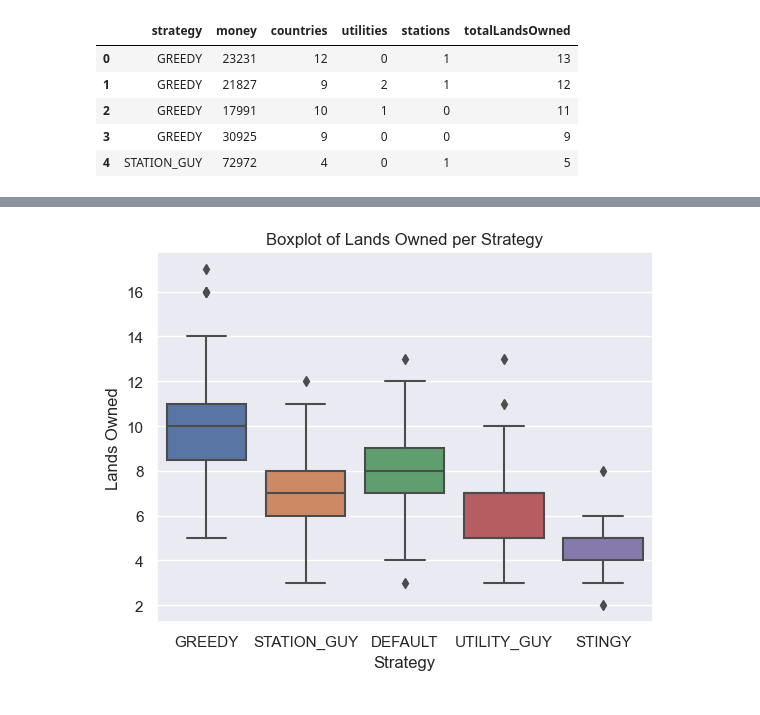
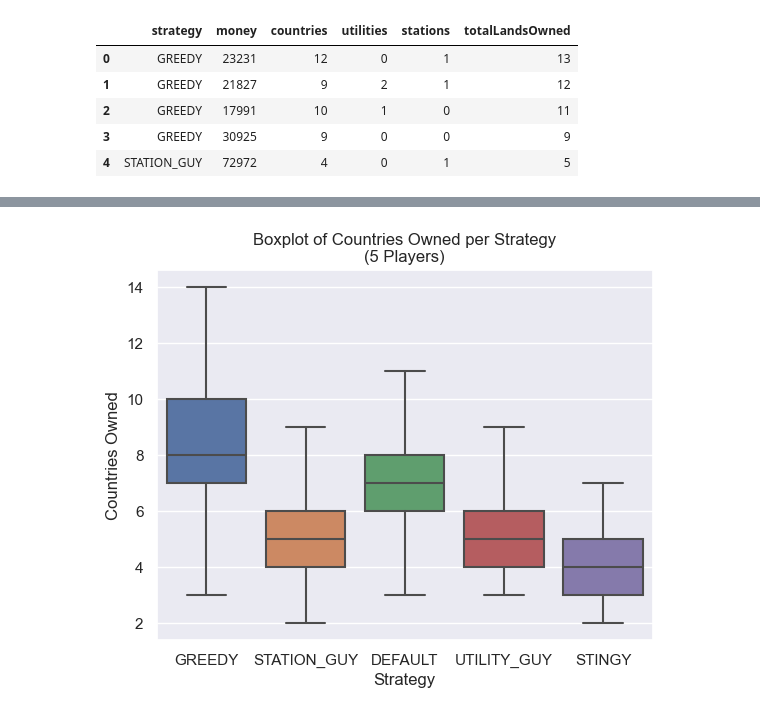
Before and after one commit to HashemBader/Monopoly-Game, a Jupyter notebook: dataAnalysis.ipynb, the cells around one changed output, grey strips where cells are left out. Cells and saved outputs as stored; diff of their text form; code cells hidden in the pictures.

```diff
--- a/dataAnalysis.ipynb
+++ b/dataAnalysis.ipynb
@@ -148,8 +229,8 @@ df.groupby('strategy').count()
 # %%
-sns.boxplot(x='strategy', y='totalLandsOwned', data=df)
-plt.title('Boxplot of Lands Owned per Strategy')
+sns.boxplot(x='strategy', y='countries', data=df, showfliers=False)
+plt.title('Boxplot of Countries Owned per Strategy\n(5 Players)')
 plt.xlabel('Strategy')
-plt.ylabel('Lands Owned')
+plt.ylabel('Countries Owned')
 plt.show();
 # %% [output]
-[figure, old version]
+[figure, new version]
```
Also changed, not shown: parts of 43 cells of this notebook.
